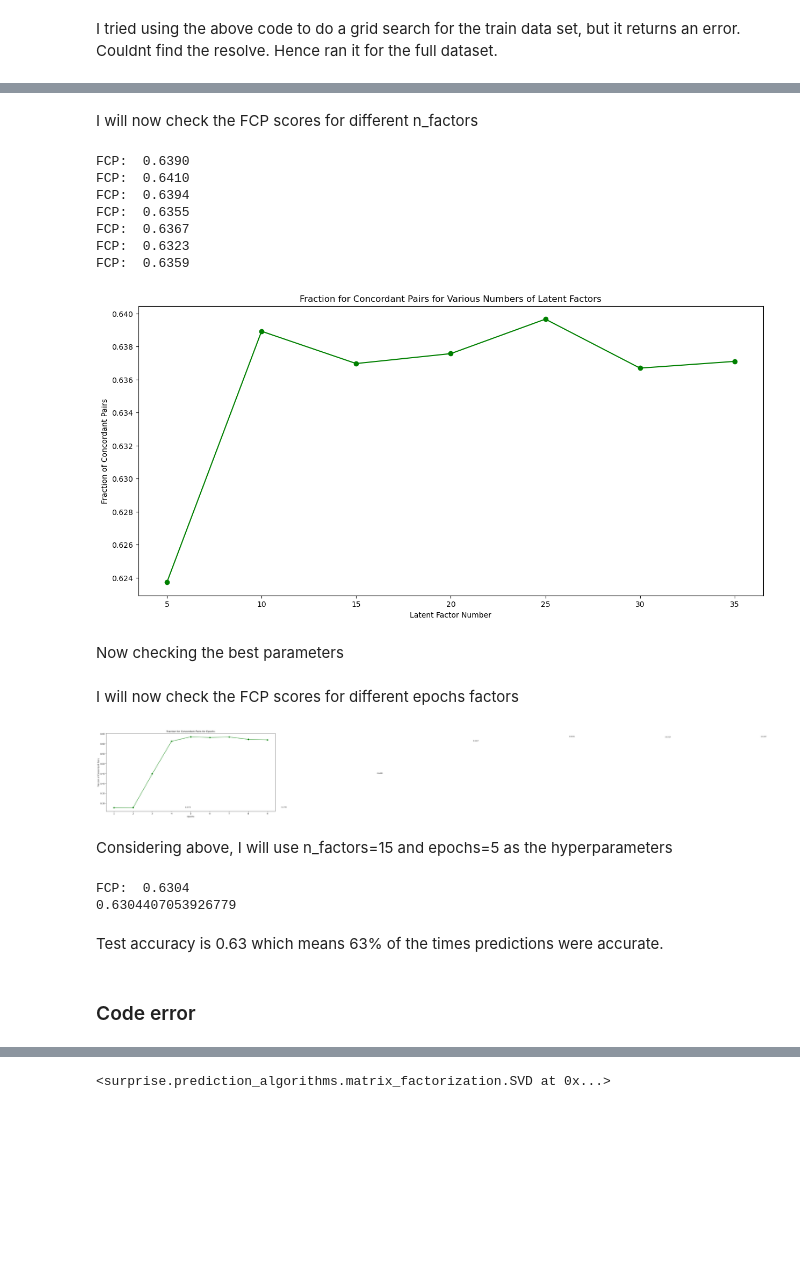
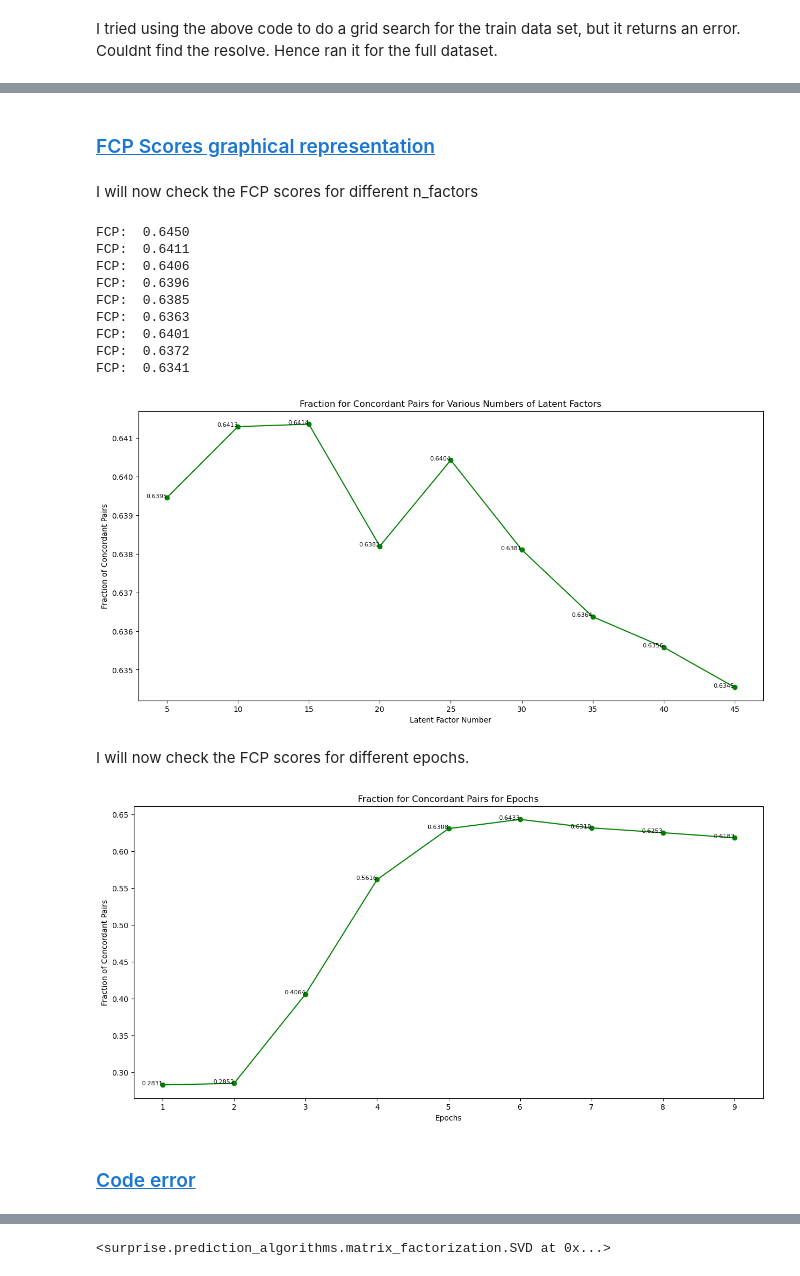
Before and after one commit to anupa-jayakody/Capstone_v3, a Jupyter notebook: Notebooks/Solution 2- Modeling (FunkSVD).ipynb, the cells around one changed output, grey strips where cells are left out. Drawn from its saved outputs; the diff is of its cells as text; code cells hidden in the pictures; blank space fills up the shorter version.

```diff
--- a/Notebooks/Solution 2- Modeling (FunkSVD).ipynb
+++ b/Notebooks/Solution 2- Modeling (FunkSVD).ipynb
@@ -122,8 +123,8 @@ my_dataset = Dataset.load_from_df(ratings_[['AuthorId', 'RecipeId', 'Rating']],
 # %%
 #grid search to find the best parameters
 param_grid= {
-    'n_factors' : [5,10, 15, 20, 25, 30, 40],
-    'n_epochs' :[2,3,5,7,9,11],
+    'n_factors' : range(5,50, 5),
+    'n_epochs' :[2,3,5,6, 7,9,11],
     'lr_all' : [0.1, 0.05, 0.005],
     'biased': [False]
 }
@@ -134,0 +147,12 @@ I tried using the above code to do a grid search for the train data set, but it
+# %%
+final_model= FunkSVD(n_factors=15,
+                           n_epochs=6,
+                           lr_all=0.005,    # learning rate for each epoch
+                           biased=False,  # forces the algorithm to store all latent information in the matrices
+                           verbose=0)
+
+final_model.fit(my_train_dataset)
+final_predictions= final_model.test(my_test_dataset)
+
+FCP= accuracy.fcp(final_predictions, verbose=5)
+print(FCP)
@@ -135,2 +164,4 @@ I tried using the above code to do a grid search for the train data set, but it
+# %% [markdown]
+### <a id='toc3_1_2_'></a>[FCP Scores graphical representation](#toc0_)
 # %% [markdown]
 I will now check the FCP scores for different n_factors
@@ -140,7 +168,7 @@ my_train_dataset, my_test_dataset = train_test_split(my_dataset, test_size=0.3)
 # %%
 #model for different n factors
 fcps = []
-factors = range(5, 40, 5)
+factors = range(5, 50, 5)
 for n_factors in factors:
     my_algorithm_factors = FunkSVD(n_factors=n_factors,
                            n_epochs=5,
@@ -154,17 +182,19 @@ for n_factors in factors:
     FCP_factors= accuracy.fcp(predictions_factors, verbose=5)
     FCP_factors= fcps.append(FCP_factors)
 # %% [output]
-FCP:  0.6390
-FCP:  0.6410
-FCP:  0.6394
-FCP:  0.6355
-FCP:  0.6367
-FCP:  0.6323
-FCP:  0.6359
+FCP:  0.6450
+FCP:  0.6411
+FCP:  0.6406
+FCP:  0.6396
+FCP:  0.6385
+FCP:  0.6363
+FCP:  0.6401
+FCP:  0.6372
+FCP:  0.6341
 # %%
-#model for different n factors
+#model for different n factors - Graph
 fcps = []
-factors = range(5, 40, 5)
+factors = range(5, 50, 5)
 for n_factors in factors:
     my_algorithm_factors = FunkSVD(n_factors=n_factors,
                            n_epochs=5,
@@ -181,16 +211,18 @@ for n_factors in factors:
 #graph visualisation
 plt.figure(figsize=(15, 7))
 plt.plot(factors, fcps, color='green', marker= 'o')
+
+for i in range(len(factors)):
+    plt.text(factors[i], fcps[i], "{:.4f}".format(fcps[i]), size=8, ha='right') #plotting the x, y attributes with the y values of the data, size, position
+
 plt.xlabel("Latent Factor Number")
 plt.ylabel("Fraction of Concordant Pairs")
 plt.title("Fraction for Concordant Pairs for Various Numbers of Latent Factors")
 plt.show()
 # %% [output]
-[figure, old version]
+[figure, new version]
-# %% [markdown]
-Now checking the best parameters
 # %% [markdown]
-I will now check the FCP scores for different epochs factors
+I will now check the FCP scores for different epochs.
 # %%
 #model for different epochs
 fcps = []
@@ -210,34 +242,15 @@ for epoch in epochs:
 # %%
 #graph visualisation
 plt.figure(figsize=(15, 7))
 plt.plot(epochs, fcps, color='green', marker= 'o')
 
-for i in range(len(factors)):
-    plt.text(factors[i], fcps[i], "{:.4f}".format(fcps[i]), size=8, ha='right') #plotting the x, y attributes with the y values of the data, size, position
+for i in range(len(epochs)):
+    plt.text(epochs[i], fcps[i], "{:.4f}".format(fcps[i]), size=8, ha='right') #plotting the x, y attributes with the y values of the data, size, position
 plt.xlabel("Epochs")
 plt.ylabel("Fraction of Concordant Pairs")
 plt.title("Fraction for Concordant Pairs for Epochs")
 plt.show()
 # %% [output]
-[figure, old version]
+[figure, new version]
-# %% [markdown]
-Considering above, I will use n_factors=15 and epochs=5 as the hyperparameters
-# %%
-final_model= FunkSVD(n_factors=25,
-                           n_epochs=6,
-                           lr_all=0.005,    # learning rate for each epoch
-                           biased=False,  # forces the algorithm to store all latent information in the matrices
-                           verbose=0)
-
-final_model.fit(my_train_dataset)
-final_predictions= final_model.test(my_test_dataset)
-
-FCP= accuracy.fcp(final_predictions, verbose=5)
-print(FCP)
-# %% [output]
-FCP:  0.6304
-0.6304407053926779
-# %% [markdown]
-Test accuracy is 0.63 which means 63% of the times predictions were accurate.
 # %% [markdown]
-### Code error
+### <a id='toc3_1_3_'></a>[Code error](#toc0_)
```
Also changed, not shown: parts of 23 cells of this notebook.
